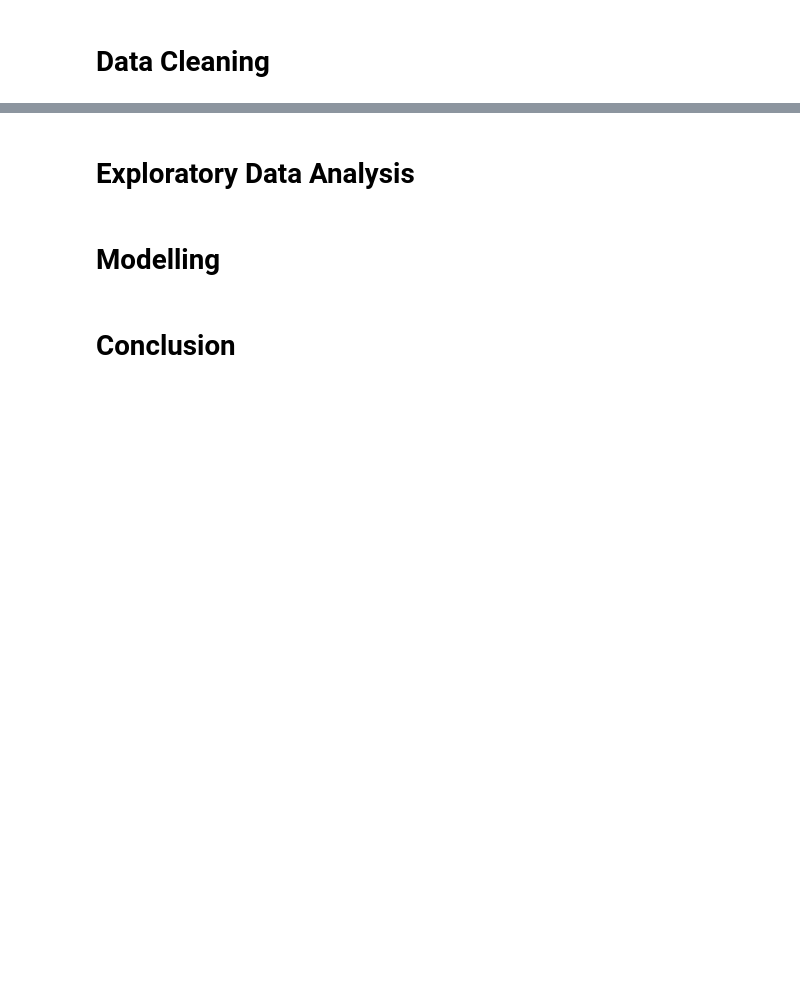
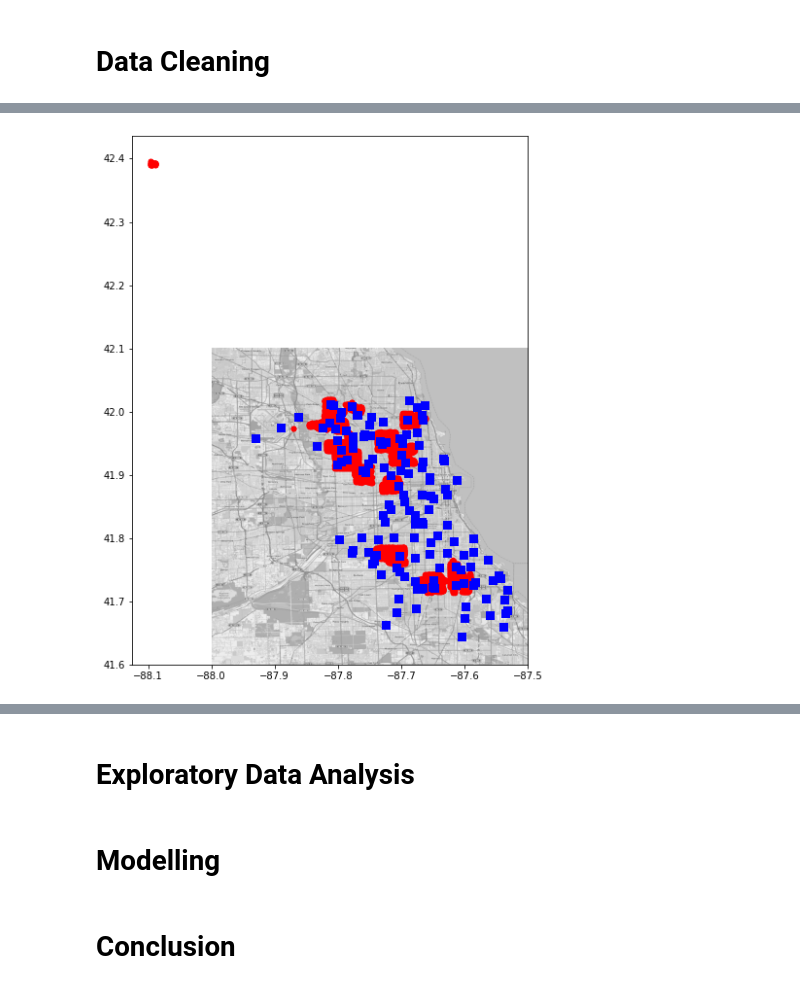
Before and after one commit to kkhalis/project_4, a Jupyter notebook: Project 4 - West Nile Virus Prediction_Khalis.ipynb, the cells around one changed output, grey strips where cells are left out. Saved outputs shown, nothing was run; the diff lists cells and outputs as text; code cells hidden in the pictures; blank space fills up the shorter version.

```diff
--- a/Project 4 - West Nile Virus Prediction_Khalis.ipynb
+++ b/Project 4 - West Nile Virus Prediction_Khalis.ipynb
@@ -185,0 +21,9 @@ plt.savefig('map.png')
+# %%
+def adjust_columns(df):
+    df.columns = df.columns.str.lower()
+
+    df['date'] = pd.to_datetime(df['date'])
+    df['day'] = df['date'].dt.day
+    df['month'] = df['date'].dt.month
+    df['year'] = df['date'].dt.year
+    return df
@@ -186,2 +39,7 @@ plt.savefig('map.png')
+# %%
+train = adjust_columns(train)
+test = adjust_columns(test)
+weather = adjust_columns(weather)
+spray = adjust_columns(spray)
 # %% [markdown]
 # Data Cleaning
@@ -187,0 +126,25 @@ plt.savefig('map.png')
+# %%
+train_longs = train['longitude']
+train_lats = train['latitude']
+
+spray_longs = spray['longitude']
+spray_lats = spray['latitude']
+
+plt.figure(figsize=(8,10))
+origin = [41.6, -88.0]              # lat/long of origin (lower left corner)
+upperRight = [42.1, -87.5]          # lat/long of upper right corner
+
+mapdata = np.loadtxt("./assets/mapdata_copyright_openstreetmap_contributors.txt")
+
+intersection = [41.909614, -87.746134]  # co-ordinates of intersection of IL64 / IL50 according to Google Earth
+
+
+# generate plot
+plt.imshow(mapdata, cmap=plt.get_cmap('gray'), extent=[origin[1], upperRight[1], origin[0], upperRight[0]])
+plt.scatter(x=spray_longs, y=spray_lats, c='r', s=20)
+plt.scatter(x=train_longs, y=train_lats, c='b', s=60, marker='s')
+
+#plt.show()
+plt.savefig('map.png')
+# %% [output]
+[figure, new version]
```
Also changed, not shown: parts of 50 cells of this notebook, 1 other file.
